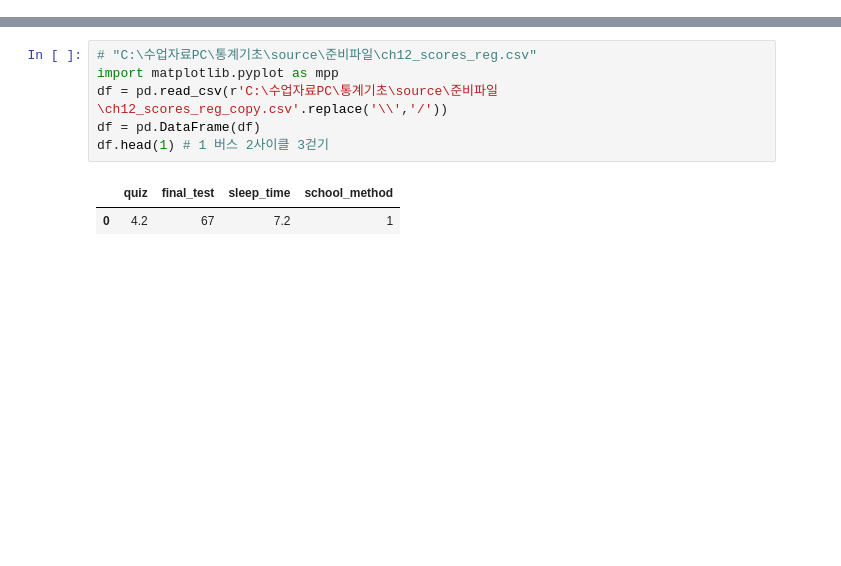
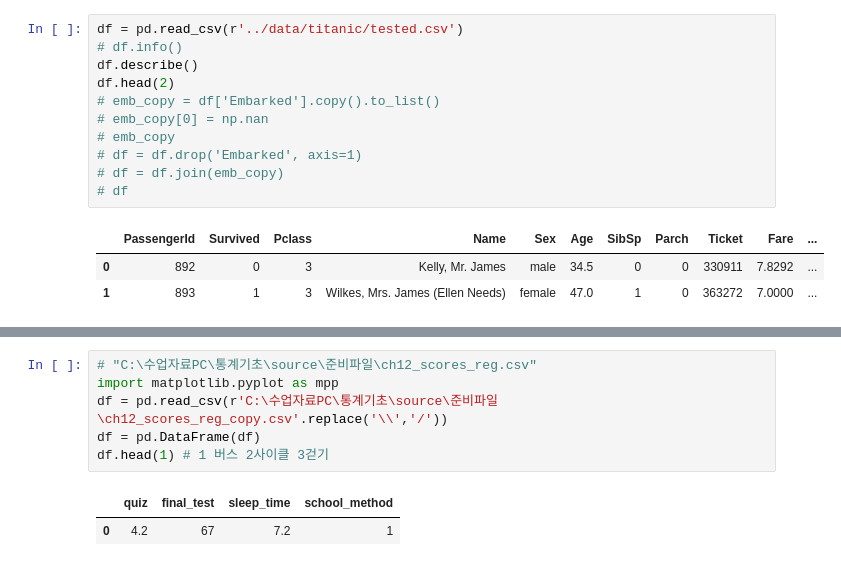
Before and after one commit to business-sixtick/exercise, a Jupyter notebook: data_analysis/pandas_ex.ipynb, the cells around one changed output, grey strips where cells are left out. Drawn from its saved outputs; the diff is of its cells as text; blank space fills up the shorter version.

```diff
--- a/data_analysis/pandas_ex.ipynb
+++ b/data_analysis/pandas_ex.ipynb
@@ -31,0 +179,15 @@ import numpy as np
+# %%
+df = pd.read_csv(r'../data/titanic/tested.csv')
+# df.info()
+df.describe()
+df.head(2)
+# emb_copy = df['Embarked'].copy().to_list()
+# emb_copy[0] = np.nan
+# emb_copy
+# df = df.drop('Embarked', axis=1)
+# df = df.join(emb_copy)
+# df
+# %% [output]
+|  | PassengerId | Survived | Pclass | Name | Sex | Age | SibSp | Parch | Ticket | Fare | ... |
+| 0 | 892 | 0 | 3 | Kelly, Mr. James | male | 34.5 | 0 | 0 | 330911 | 7.8292 | ... |
+| 1 | 893 | 1 | 3 | Wilkes, Mrs. James (Ellen Needs) | female | 47.0 | 1 | 0 | 363272 | 7.0000 | ... |
```
Also changed, not shown: parts of 7 cells of this notebook, 8 other files.
